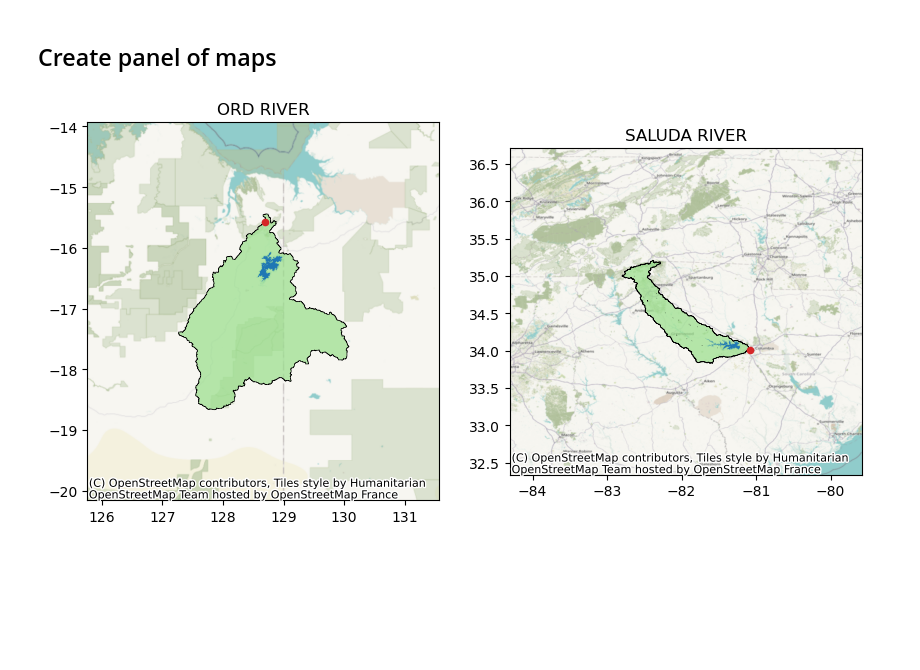
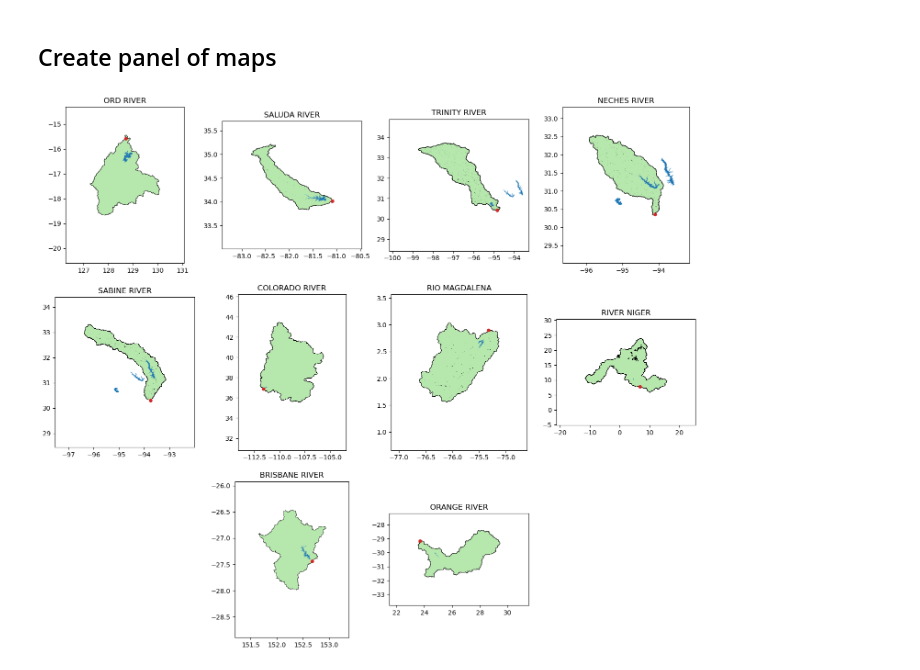
Before and after one commit to ascheliga/neuralhydrology, a Jupyter notebook: cygnss_models/visualizations/site_map_individuals.ipynb, the cells around one changed output. Cells and saved outputs as stored; diff of their text form; code cells hidden in the pictures; blank space fills up the shorter version.

```diff
--- a/cygnss_models/visualizations/site_map_individuals.ipynb
+++ b/cygnss_models/visualizations/site_map_individuals.ipynb
@@ -40,23 +40,29 @@ basin_green = (*cmap_colors[5],0.7)
 res_blue = cmap_colors[0]
 station_orange = cmap_colors[6]
 # %%
-fig = plt.figure(figsize=(10, 30))
+fig = plt.figure(figsize=(18,15))
 
-for idx in range(2):#len(site_stations)):
-    ax = fig.add_subplot(5,2,idx+1)
+for idx in range(len(site_stations)):
+    if idx < 8:
+        sub_pos = idx+1
+    else:
+        sub_pos= idx+2
+    ax = fig.add_subplot(3,4,sub_pos)
 
     basin_bbox = site_stations.iloc[[idx],:].bounds.values[0]
-    ax.set_xlim([basin_bbox[0]-1.5,basin_bbox[2]+1.5])
-    ax.set_ylim([basin_bbox[1]-1.5,basin_bbox[3]+1.5])
+    x_span = basin_bbox[2] - basin_bbox[0]
+    y_span = basin_bbox[3] - basin_bbox[1]
+    ax.set_xlim([basin_bbox[0]-x_span*0.35,basin_bbox[2]+x_span*0.35])
+    ax.set_ylim([basin_bbox[1]-y_span*0.6,basin_bbox[3]+y_span*0.35])
 
     site_stations.iloc[[idx],:].plot(ax=ax,color=basin_green,edgecolor='black',linewidth=0.5)
     stations_points.iloc[[idx],:].plot(ax=ax,color=station_orange,edgecolor=station_orange,markersize=20)
     dam_shps.plot(ax=ax, color= res_blue)
 
-    cx.add_basemap(ax,crs=site_stations.crs)
+    # cx.add_basemap(ax,crs=site_stations.crs)
     # cx.add_basemap(ax,crs=site_stations.crs, source=cx.providers.CartoDB.PositronOnlyLabels,zoom=10)
     # set the plot title
     plt.title(site_stations.iloc[idx,:]['river'])
 # plt.savefig('./panel_grdc_basin_map.png')
 # %% [output]
-[figure, old version]
+[figure, new version]
```
Also changed, not shown: 3 other files.
